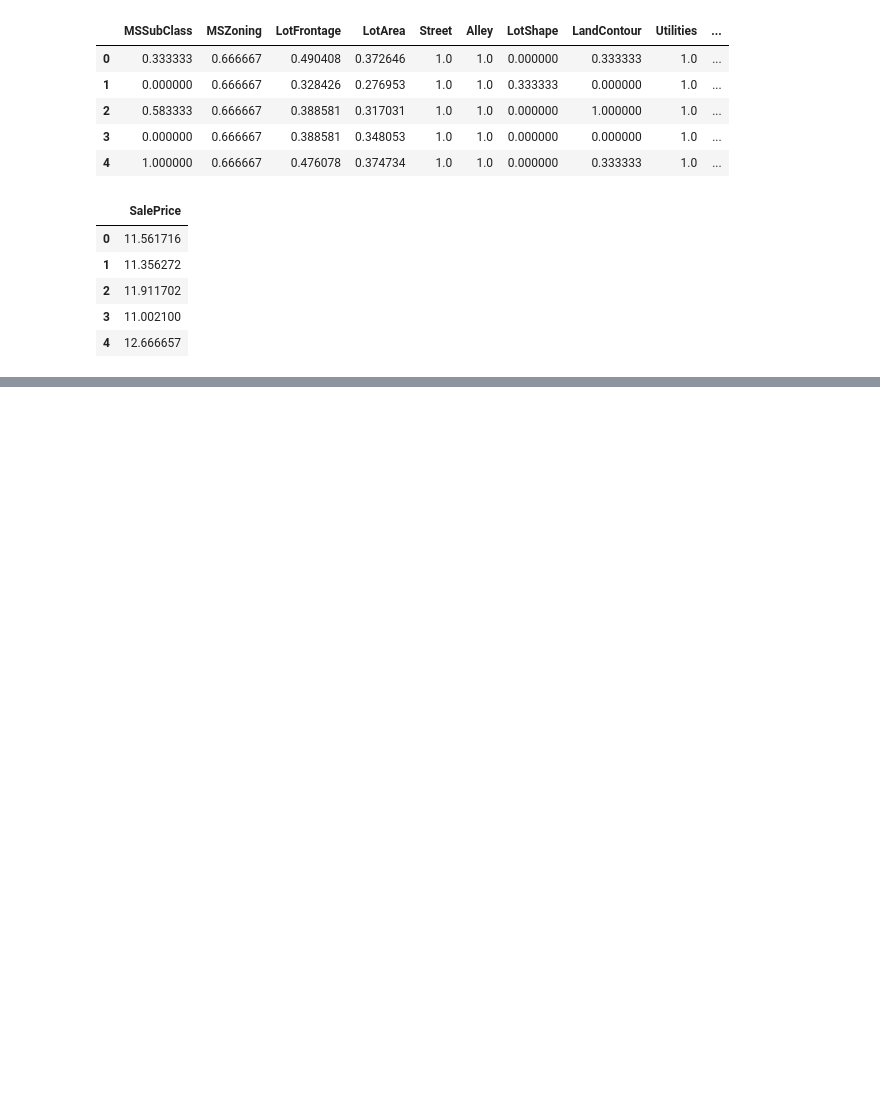
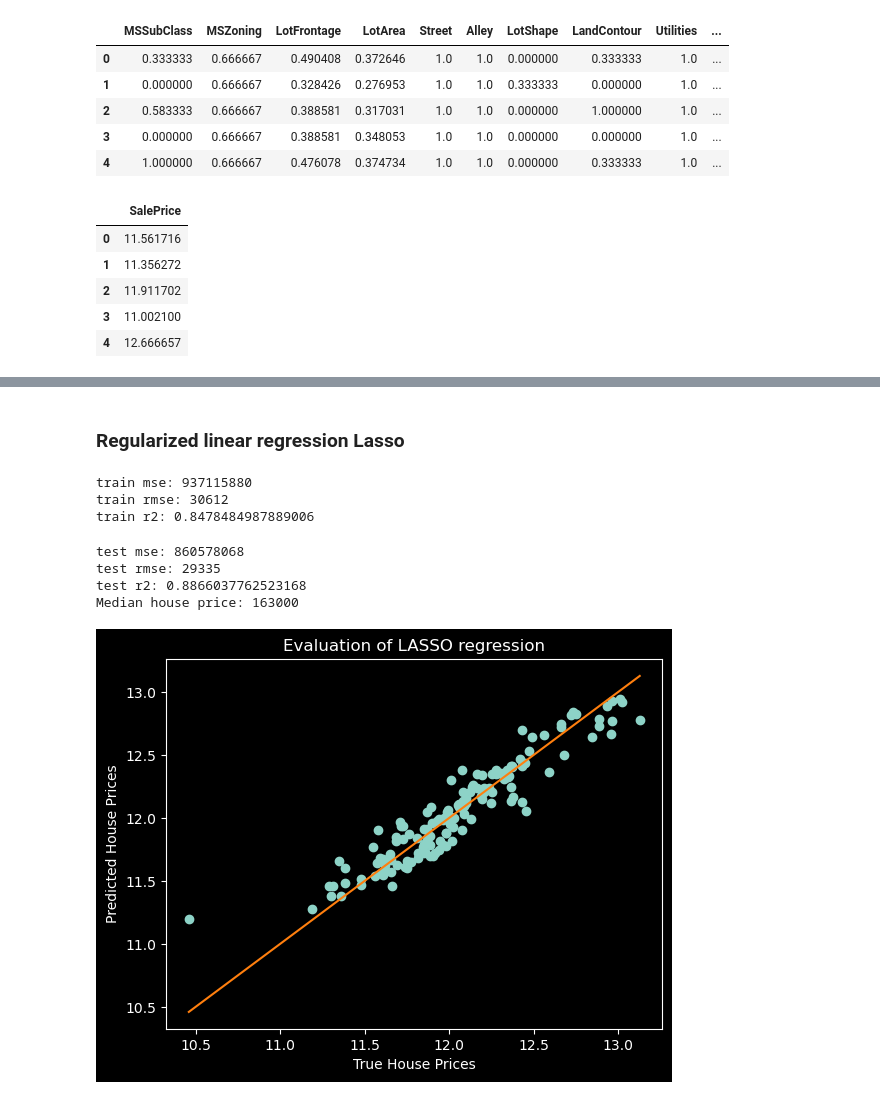
Before and after one commit to schouten-pepijn/Deployment_ML_Model, a Jupyter notebook: Own_Materials/Own_Code/Section_4/demo_Model_Training_Housing_Prices.ipynb, the cells around one changed output, grey strips where cells are left out. Drawn from its saved outputs; the diff is of its cells as text; code cells hidden in the pictures; blank space fills up the shorter version.

Commit message:
added train and test results evaluation

```diff
--- a/Own_Materials/Own_Code/Section_4/demo_Model_Training_Housing_Prices.ipynb
+++ b/Own_Materials/Own_Code/Section_4/demo_Model_Training_Housing_Prices.ipynb
@@ -62,0 +52,62 @@ print(features)
+# %%
+# reduce the datasets
+X_train = X_train[features]
+X_test = X_test[features]
+# %% [markdown]
+### Regularized linear regression Lasso
+# %%
+# create and train the model
+lin_model = Lasso(alpha=0.0001, random_state=87)
+lin_model.fit(X_train, y_train)
+
+# get predictions for train set
+pred = lin_model.predict(X_train)
+
+# evaluate train set predictions
+print(
+    f"train mse: {int(mean_squared_error(np.exp(y_train), np.exp(pred)))}"
+)
+print(
+    f"train rmse: {int(root_mean_squared_error(np.exp(y_train), np.exp(pred)))}"
+)
+print(
+    f"train r2: {r2_score(np.exp(y_train), np.exp(pred))}"
+)
+# %% [output]
+train mse: 937115880
+train rmse: 30612
+train r2: 0.8478484987889006
+# %%
+# make predictions on test set
+pred = lin_model.predict(X_test)
+
+# evaluate train set predictions
+print(
+    f"test mse: {int(mean_squared_error(np.exp(y_test), np.exp(pred)))}"
+)
+print(
+    f"test rmse: {int(root_mean_squared_error(np.exp(y_test), np.exp(pred)))}"
+)
+print(
+    f"test r2: {r2_score(np.exp(y_test), np.exp(pred))}"
+)
+
+print(f"Median house price: {int(np.exp(y_train['SalePrice']).median())}")
+# %% [output]
+test mse: 860578068
+test rmse: 29335
+test r2: 0.8866037762523168
+Median house price: 163000
+# %%
+# compare predictions against actual prices
+_, ax = plt.subplots()
+ax.scatter(y_test, lin_model.predict(X_test))
+ax.plot(np.linspace(y_test.min(), y_test.max()),
+         np.linspace(y_test.min(), y_test.max()),
+         color='#ff7f0e')
+plt.xlabel("True House Prices")
+plt.ylabel("Predicted House Prices")
+plt.title("Evaluation of LASSO regression")
+plt.show()
+# %% [output]
+[figure, added]
```
Also changed, not shown: parts of 1 cell of this notebook.
